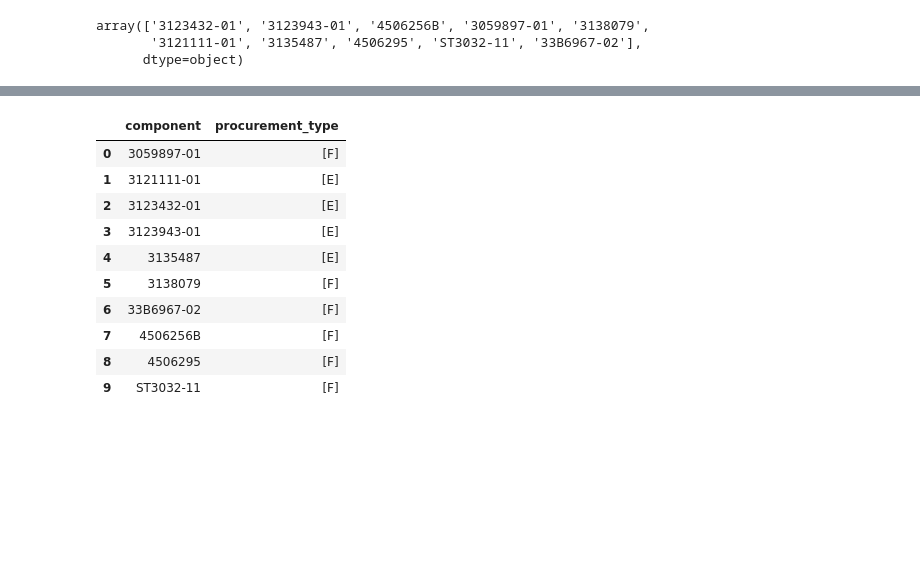
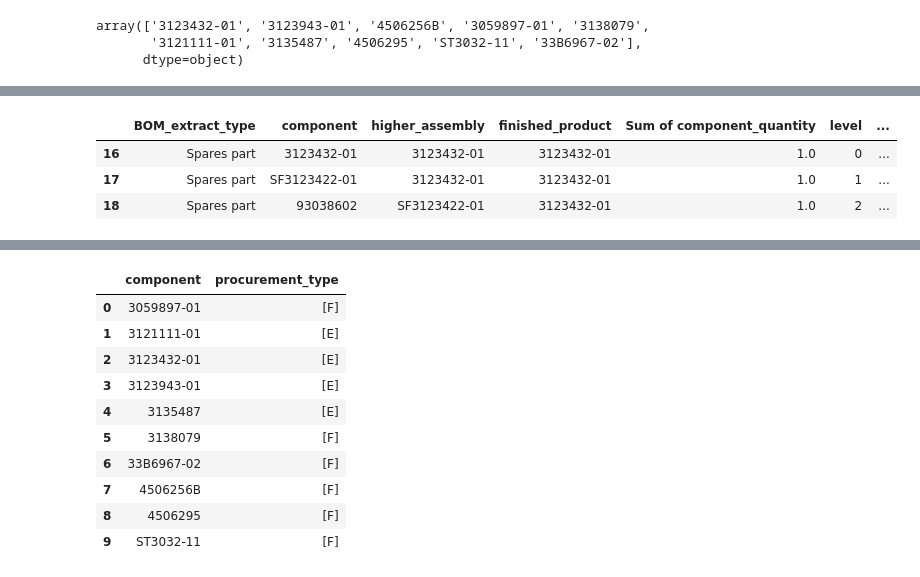
Before and after one commit to b-barake/SIM, a Jupyter notebook: notebooks/compare.ipynb, the cells around one changed output, grey strips where cells are left out. Cells and saved outputs as stored; diff of their text form; code cells hidden in the pictures; blank space fills up the shorter version.

```diff
--- a/notebooks/compare.ipynb
+++ b/notebooks/compare.ipynb
@@ -147,3 +136,10 @@ bom_df_raw[['BOM_extract_type','component','higher_assembly','finished_product',
+# %%
+bom_df_raw_filt[(bom_df_raw_filt['finished_product'] == '3123432-01') | (bom_df_raw_filt['component'] == '3123432-02')]
+# %% [output]
+|  | BOM_extract_type | component | higher_assembly | finished_product | Sum of component_quantity | level | ... |
+| 16 | Spares part | 3123432-01 | 3123432-01 | 3123432-01 | 1.0 | 0 | ... |
+| 17 | Spares part | SF3123422-01 | 3123432-01 | 3123432-01 | 1.0 | 1 | ... |
+| 18 | Spares part | 93038602 | SF3123422-01 | 3123432-01 | 1.0 | 2 | ... |
 # %%
 make_parts_raw[make_parts_raw['material_number'] == '3123432-01']
 # %% [output]
```
Also changed, not shown: parts of 6 cells of this notebook.
